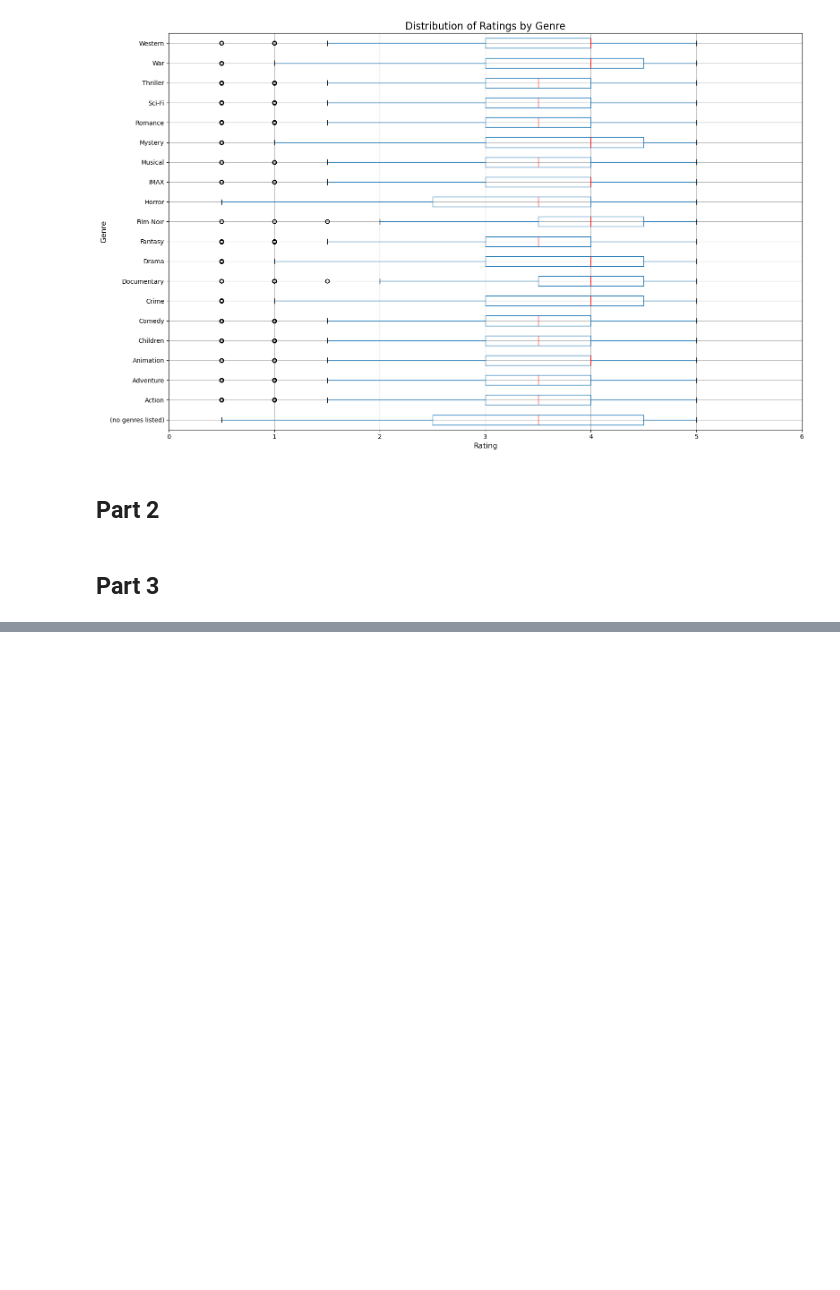
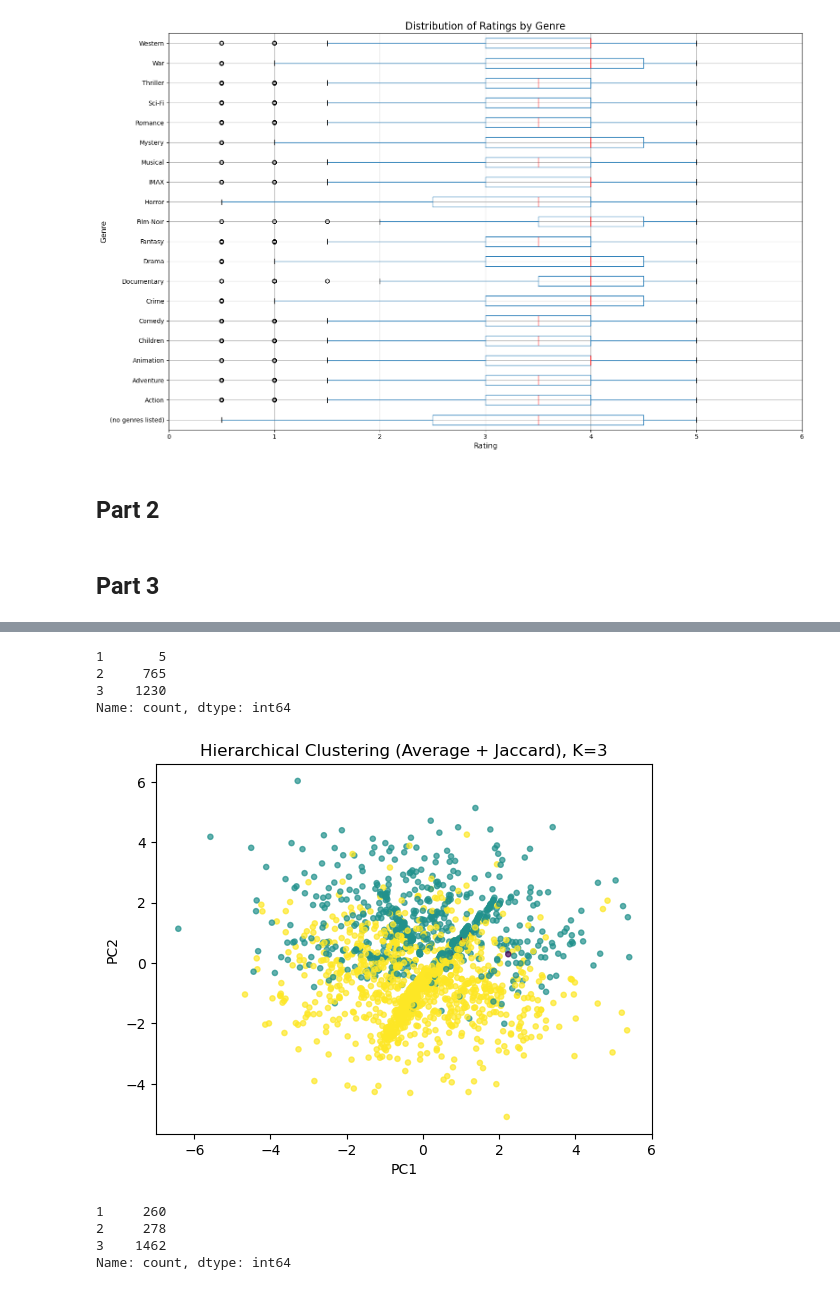
Before and after one commit to AHHHHHH0-0/170A-HW1, a Jupyter notebook: hw2/hw2.ipynb, the cells around one changed output, grey strips where cells are left out. Drawn from its saved outputs; the diff is of its cells as text; code cells hidden in the pictures; blank space fills up the shorter version.

```diff
--- a/hw2/hw2.ipynb
+++ b/hw2/hw2.ipynb
@@ -85,0 +184,33 @@ plt.show()
+# %%
+X_bin = (df.values > 0).astype(int)
+
+D_jacc = pdist(X_bin, metric="jaccard")
+Z_link_jacc = linkage(D_jacc, method="average")
+hc_jacc = fcluster(Z_link_jacc, t=3, criterion="maxclust")
+
+pd.Series(hc_jacc).value_counts().sort_index()
+# %% [output]
+1       5
+2     765
+3    1230
+Name: count, dtype: int64
+# %%
+plt.figure()
+plt.scatter(Z[:,0], Z[:,1], c=hc_jacc, s=14, alpha=0.7)
+plt.xlabel("PC1")
+plt.ylabel("PC2")
+plt.title("Hierarchical Clustering (Average + Jaccard), K=3")
+plt.show()
+# %% [output]
+[figure, added]
+# %%
+D_cos = pdist(X_scaled, metric="cosine")
+Z_link_cos = linkage(D_cos, method="average")
+hc_cos = fcluster(Z_link_cos, t=3, criterion="maxclust")
+
+pd.Series(hc_cos).value_counts().sort_index()
+# %% [output]
+1     260
+2     278
+3    1462
+Name: count, dtype: int64
```
Also changed, not shown: parts of 12 cells of this notebook, 1 other file.
